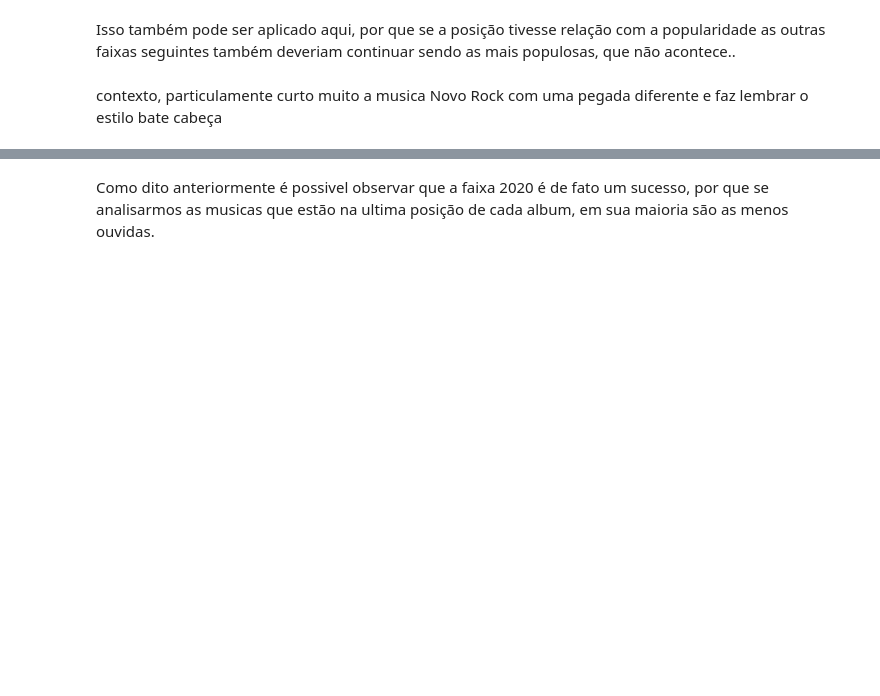
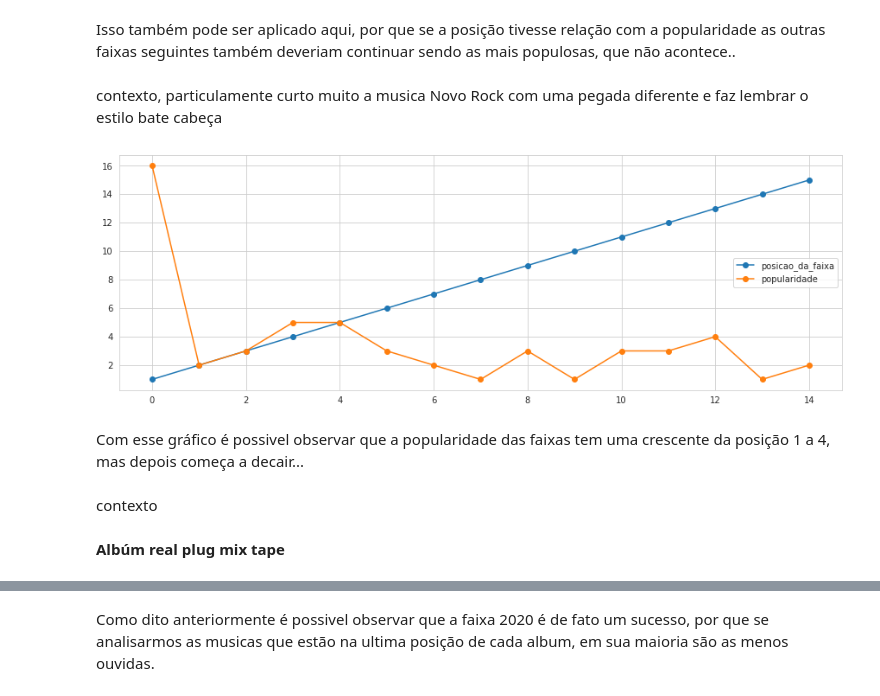
Before and after one commit to luislauriano/Data_Science, a Jupyter notebook: Projeto_construcao.ipynb, the cells around one changed output, grey strips where cells are left out. Saved outputs shown, nothing was run; the diff lists cells and outputs as text; code cells hidden in the pictures; blank space fills up the shorter version.

```diff
--- a/Projeto_construcao.ipynb
+++ b/Projeto_construcao.ipynb
@@ -489,5 +682,22 @@ A primeira faixa é a mais popular, mas sei que a primeira faixa é sempre a pri
 Isso também pode ser aplicado aqui, por que se a posição tivesse relação com a popularidade as outras faixas seguintes também deveriam continuar sendo as mais populosas, que não acontece..
 # %% [markdown]
 contexto, particulamente curto muito a musica Novo Rock com uma pegada diferente e faz lembrar o estilo bate cabeça
+# %%
+dados = tff[['posicao_da_faixa','popularidade']]
+
+fig, ax = plt.subplots(figsize = (15,5))
+
+dados.plot(kind='line', marker='o', ax=ax)
+plt.show()
+
+tentar fazer um distplot
+# %% [output]
+[figure, added]
+# %% [markdown]
+Com esse gráfico é possivel observar que a popularidade das faixas tem uma crescente da posição 1 a 4, mas depois começa a decair...
+# %% [markdown]
+contexto
+# %% [markdown]
+**Albúm real plug mix tape**
 # %%
 rmx[['nome_da_faixa','posicao_da_faixa', 'popularidade']].reset_index(drop=True)
```
Also changed, not shown: parts of 41 cells of this notebook.
